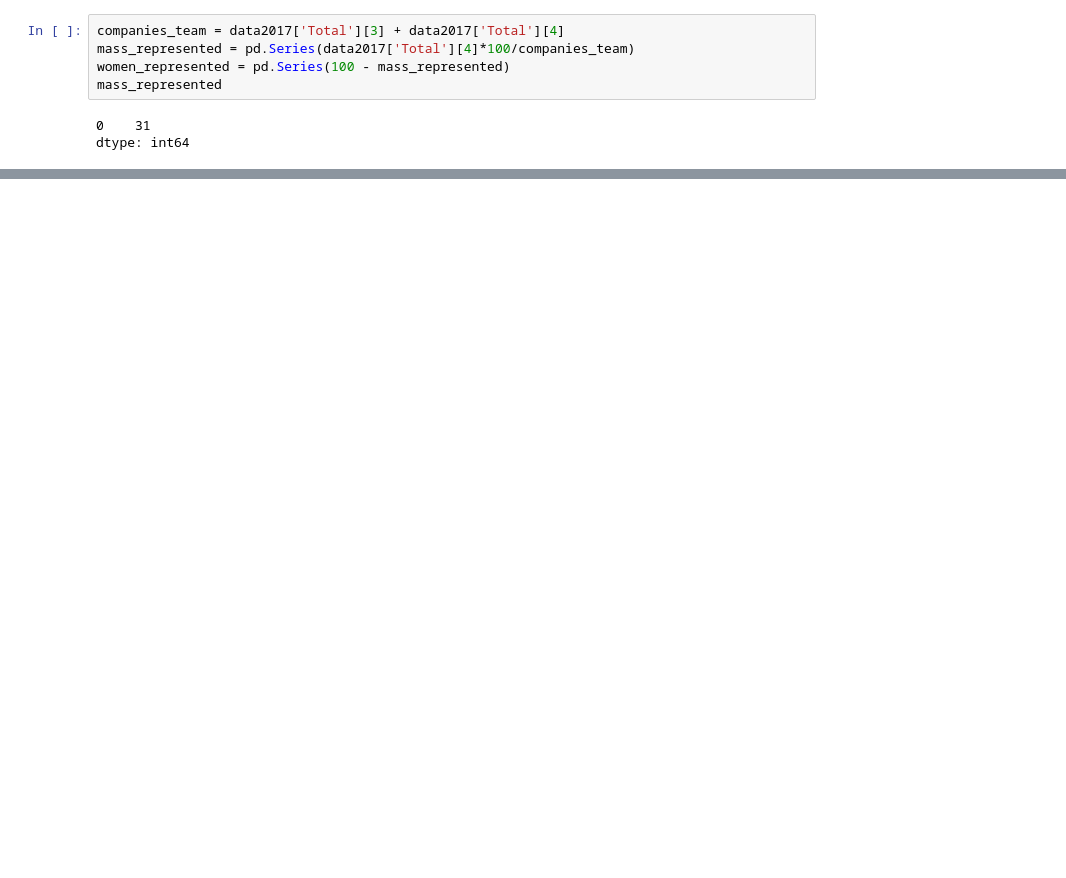
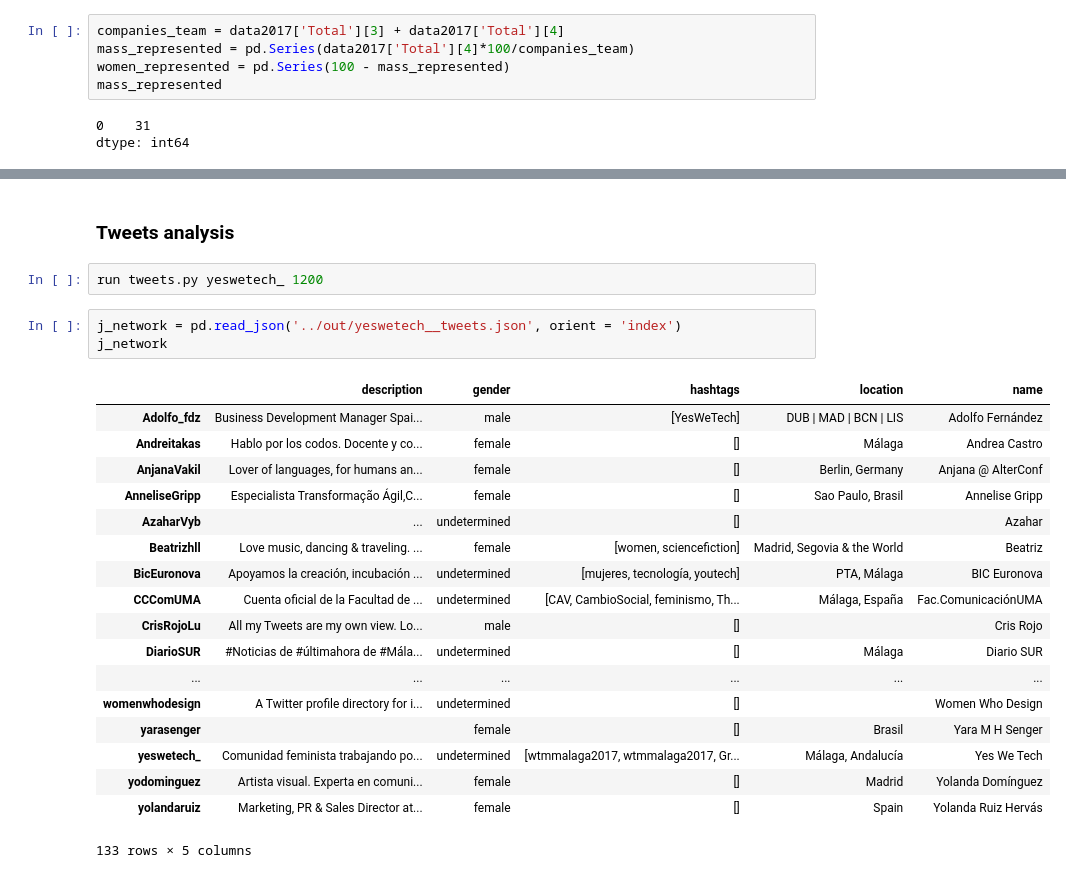
Before and after one commit to YesWeTech/whoIsJ, a Jupyter notebook: scripts/Analysis.ipynb, the cells around one changed output, grey strips where cells are left out. Cells and saved outputs as stored; diff of their text form; blank space fills up the shorter version.

Commit message:
Updating the analysis

```diff
--- a/scripts/Analysis.ipynb
+++ b/scripts/Analysis.ipynb
@@ -272,0 +389,26 @@ sum(following['gender'] == 'andy')
+# %% [markdown]
+### Tweets analysis
+# %%
+run tweets.py yeswetech_ 1200
+# %%
+j_network = pd.read_json('../out/yeswetech__tweets.json', orient = 'index')
+j_network
+# %% [output]
+|  | description | gender | hashtags | location | name |
+| Adolfo_fdz | Business Development Manager Spai... | male | [YesWeTech] | DUB | MAD | BCN | LIS | Adolfo Fernández |
+| Andreitakas | Hablo por los codos. Docente y co... | female | [] | Málaga | Andrea Castro |
+| AnjanaVakil | Lover of languages, for humans an... | female | [] | Berlin, Germany | Anjana @ AlterConf |
+| AnneliseGripp | Especialista Transformação Ágil,C... | female | [] | Sao Paulo, Brasil | Annelise Gripp |
+| AzaharVyb | ... | undetermined | [] |  | Azahar |
+| Beatrizhll | Love music, dancing & traveling. ... | female | [women, sciencefiction] | Madrid, Segovia & the World | Beatriz |
+| BicEuronova | Apoyamos la creación, incubación ... | undetermined | [mujeres, tecnología, youtech] | PTA, Málaga | BIC Euronova |
+| CCComUMA | Cuenta oficial de la Facultad de ... | undetermined | [CAV, CambioSocial, feminismo, Th... | Málaga, España | Fac.ComunicaciónUMA |
+| CrisRojoLu | All my Tweets are my own view. Lo... | male | [] |  | Cris Rojo |
+| DiarioSUR | #Noticias de #últimahora de #Mála... | undetermined | [] | Málaga | Diario SUR |
+| ... | ... | ... | ... | ... | ... |
+| womenwhodesign | A Twitter profile directory for i... | undetermined | [] |  | Women Who Design |
+| yarasenger |  | female | [] | Brasil | Yara M H Senger |
+| yeswetech_ | Comunidad feminista trabajando po... | undetermined | [wtmmalaga2017, wtmmalaga2017, Gr... | Málaga, Andalucía | Yes We Tech |
+| yodominguez | Artista visual. Experta en comuni... | female | [] | Madrid | Yolanda Domínguez |
+| yolandaruiz | Marketing, PR & Sales Director at... | female | [] | Spain | Yolanda Ruiz Hervás |
+133 rows × 5 columns
```
Also changed, not shown: parts of 44 cells of this notebook.
